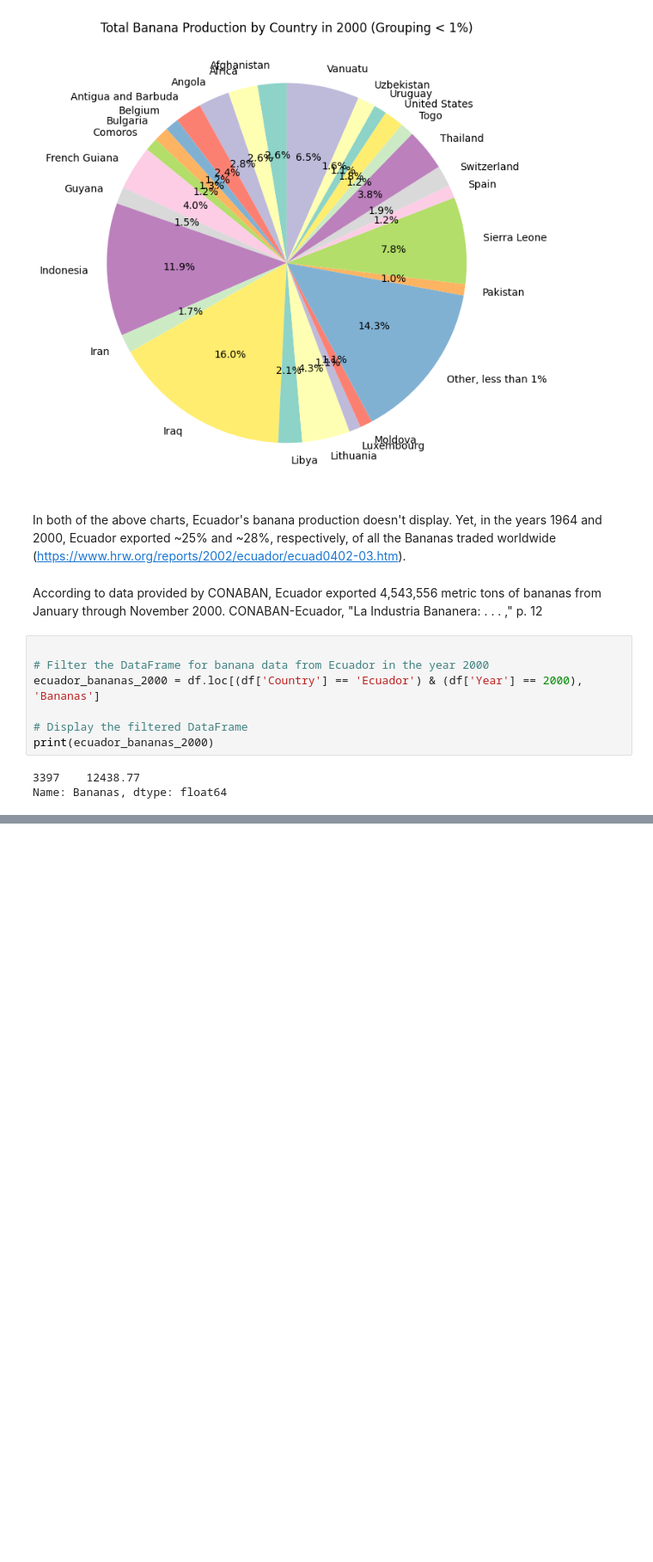
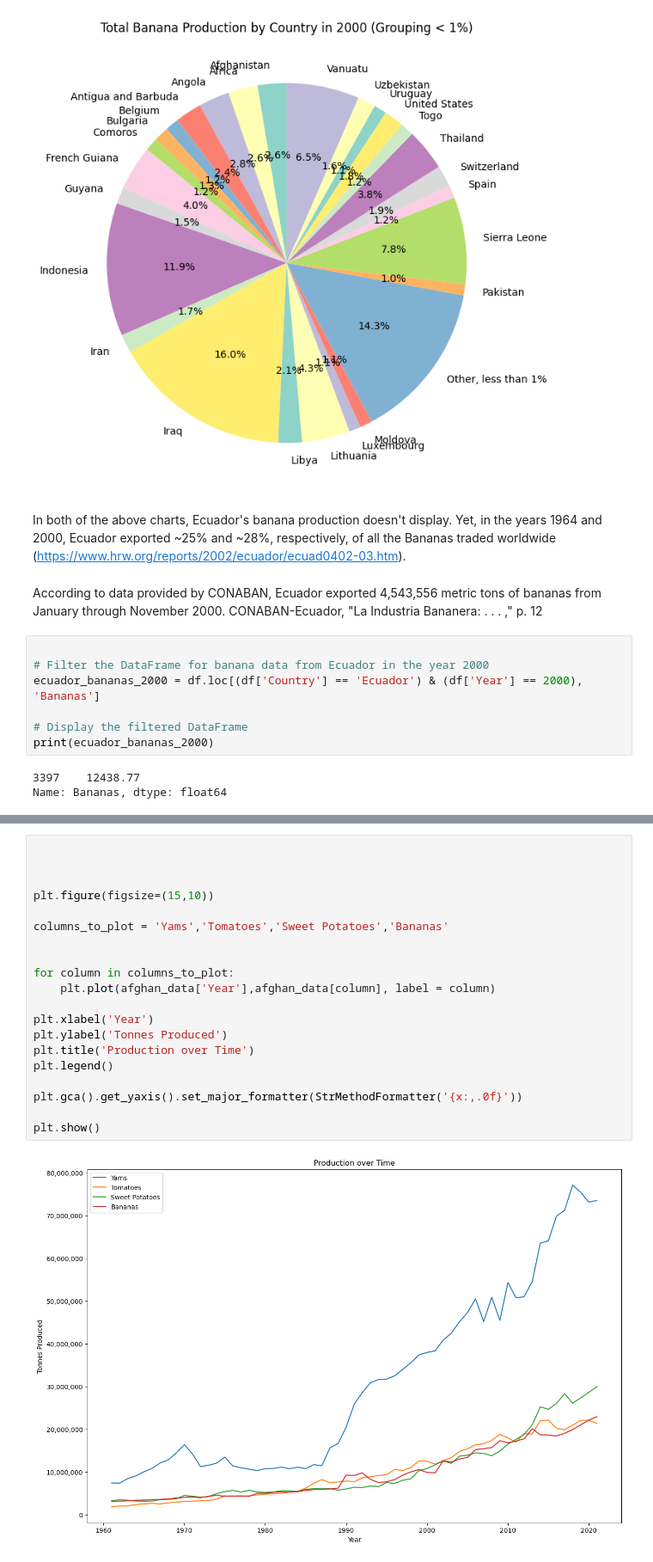
Before and after one commit to idellinger/Exploring-World-Food-Production, a Jupyter notebook: EDA.ipynb, the cells around one changed output, grey strips where cells are left out. Shown at 86% size. Cells and saved outputs as stored; diff of their text form; blank space fills up the shorter version.

```diff
--- a/EDA.ipynb
+++ b/EDA.ipynb
@@ -304,0 +375,22 @@ Name: Bananas, dtype: float64
+# %%
+
+
+
+plt.figure(figsize=(15,10))
+
+columns_to_plot = 'Yams','Tomatoes','Sweet Potatoes','Bananas'
+
+
+for column in columns_to_plot:
+    plt.plot(afghan_data['Year'],afghan_data[column], label = column)
+
+plt.xlabel('Year')
+plt.ylabel('Tonnes Produced')
+plt.title('Production over Time')
+plt.legend()
+
+plt.gca().get_yaxis().set_major_formatter(StrMethodFormatter('{x:,.0f}'))
+
+plt.show()
+# %% [output]
+[figure, added]
```
Also changed, not shown: parts of 8 cells of this notebook.
